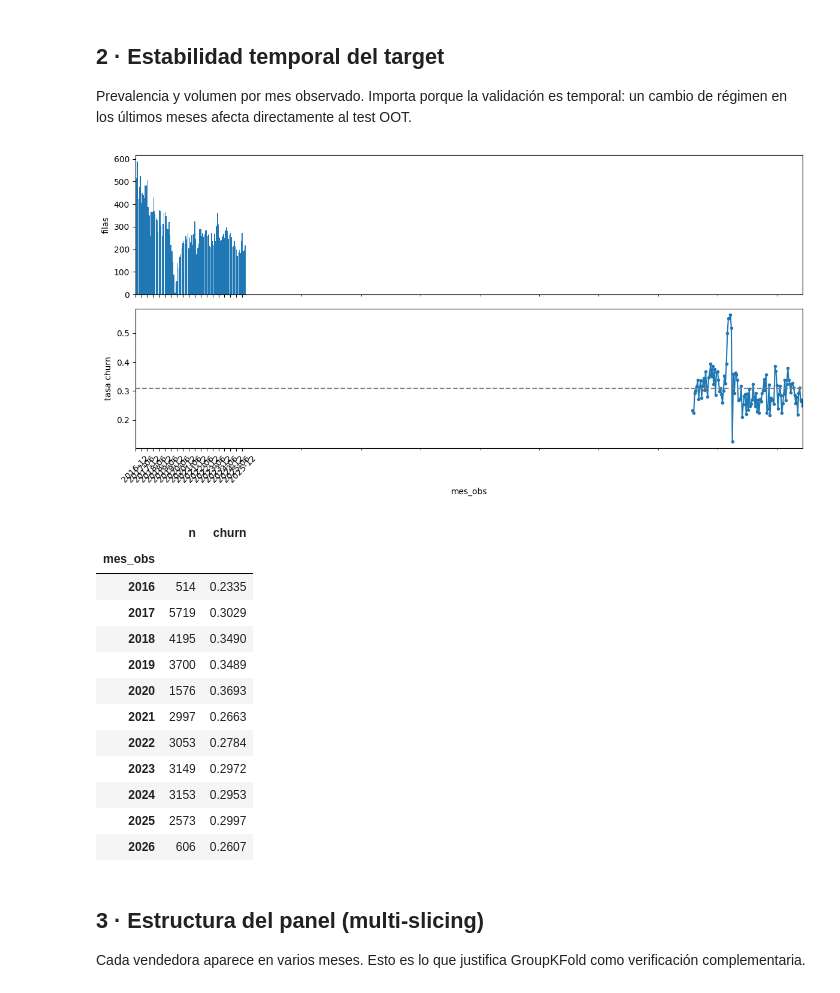
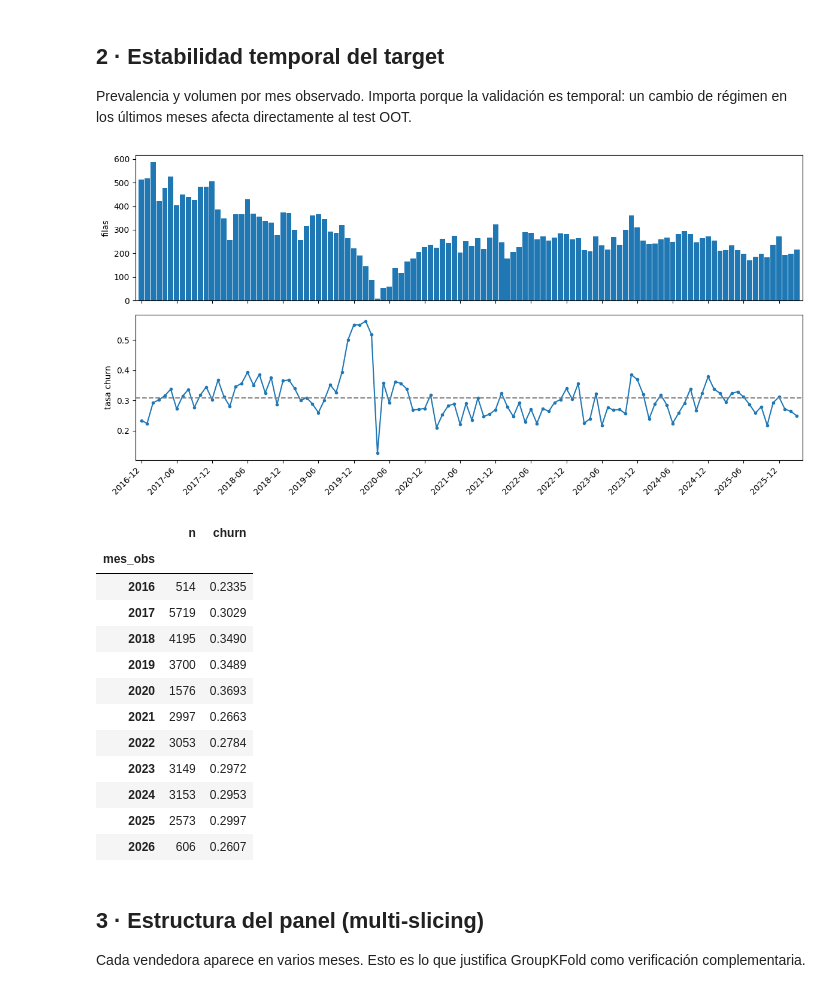
Before and after one commit to CarlosEscobarArroyo/customer-churn-prediction, a Jupyter notebook: sem2_draft/01_eda/eda.ipynb, the cells around one changed output. Cells and saved outputs as stored; diff of their text form; code cells hidden in the pictures.

```diff
--- a/sem2_draft/01_eda/eda.ipynb
+++ b/sem2_draft/01_eda/eda.ipynb
@@ -38,14 +48,15 @@ Prevalencia y volumen por mes observado. Importa porque la validación es tempor
 # %%
 mes = df.groupby(df.mes_obs.dt.to_period("M")).agg(n=("churn", "size"), churn=("churn", "mean"))
 fig, ax = plt.subplots(2, 1, figsize=(12, 6), sharex=True)
-mes.n.plot.bar(ax=ax[0], width=0.9); ax[0].set_ylabel("filas")
-mes.churn.plot(ax=ax[1], marker="."); ax[1].axhline(df.churn.mean(), ls="--", c="gray"); ax[1].set_ylabel("tasa churn")
-ax[1].set_xticks(range(0, len(mes), 6)); ax[1].set_xticklabels(mes.index.astype(str)[::6], rotation=45)
-plt.tight_layout(); plt.show()
+x = range(len(mes))   # mismas posiciones en ambos paneles (bar y Period no comparten eje)
+ax[0].bar(x, mes.n, width=0.9); ax[0].set_ylabel("filas")
+ax[1].plot(x, mes.churn.to_numpy(), marker="."); ax[1].axhline(df.churn.mean(), ls="--", c="gray"); ax[1].set_ylabel("tasa churn")
+ax[1].set_xticks(range(0, len(mes), 6)); ax[1].set_xticklabels(mes.index.astype(str)[::6], rotation=45, ha="right"); ax[1].set_xlim(-1, len(mes))
+plt.tight_layout(); plt.savefig("../img/eda_churn_mes.png", dpi=200, bbox_inches="tight"); plt.show()
 anual = df.groupby(df.mes_obs.dt.year).agg(n=("churn", "size"), churn=("churn", "mean")).round(4)
 anual
 # %% [output]
-[figure, old version]
+[figure, new version]
 |  | n | churn |
 | mes_obs |  |  |
 | 2016 | 514 | 0.2335 |
```
Also changed, not shown: parts of 19 cells of this notebook, 49 other files.
